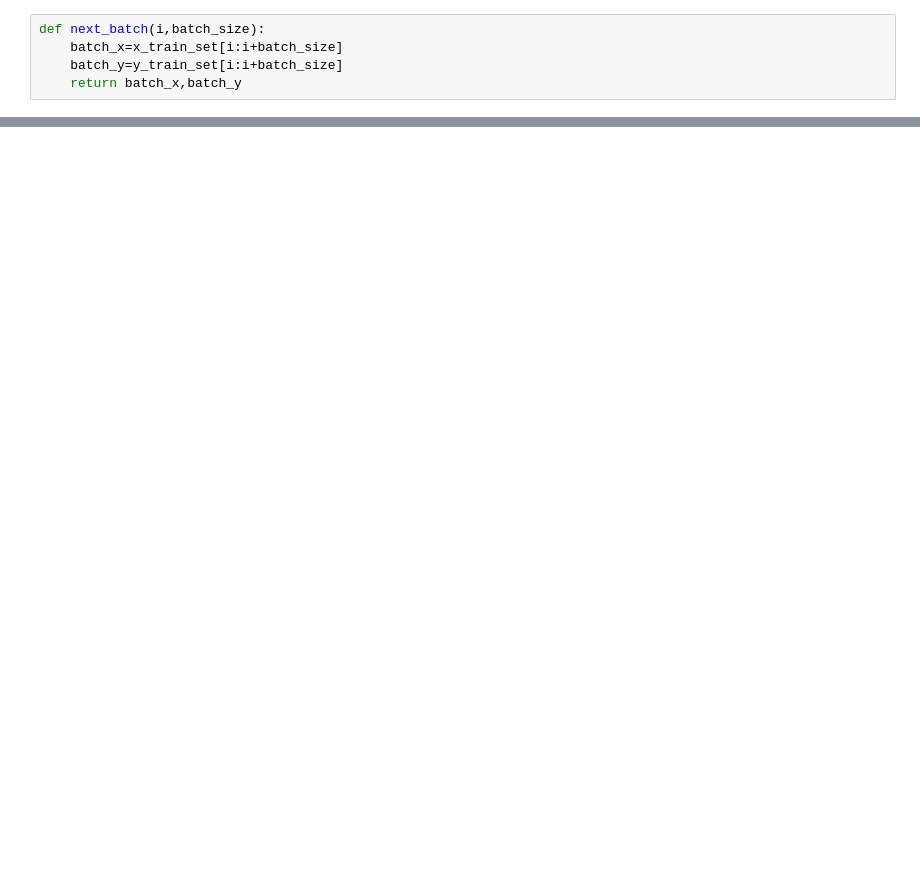
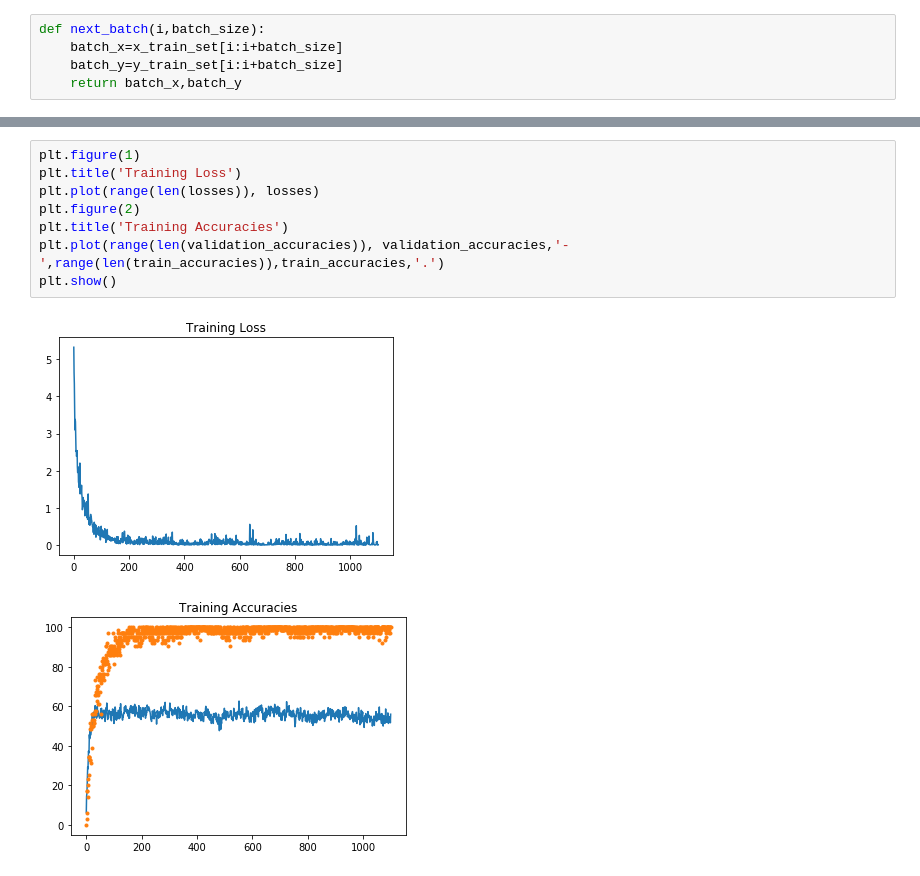
Before and after one commit to NegiArvind/LeafClassification, a Jupyter notebook: leaf_classification_using_tensorflow.ipynb, the cells around one changed output, grey strips where cells are left out. Saved outputs shown, nothing was run; the diff lists cells and outputs as text; blank space fills up the shorter version.

```diff
--- a/leaf_classification_using_tensorflow.ipynb
+++ b/leaf_classification_using_tensorflow.ipynb
@@ -433,0 +884,11 @@ with tf.Session() as sess:
+# %%
+plt.figure(1)
+plt.title('Training Loss')
+plt.plot(range(len(losses)), losses)
+plt.figure(2)
+plt.title('Training Accuracies')
+plt.plot(range(len(validation_accuracies)), validation_accuracies,'-',range(len(train_accuracies)),train_accuracies,'.')
+plt.show()
+# %% [output]
+[figure, added]
+[figure, added]
```
Also changed, not shown: parts of 42 cells of this notebook.
